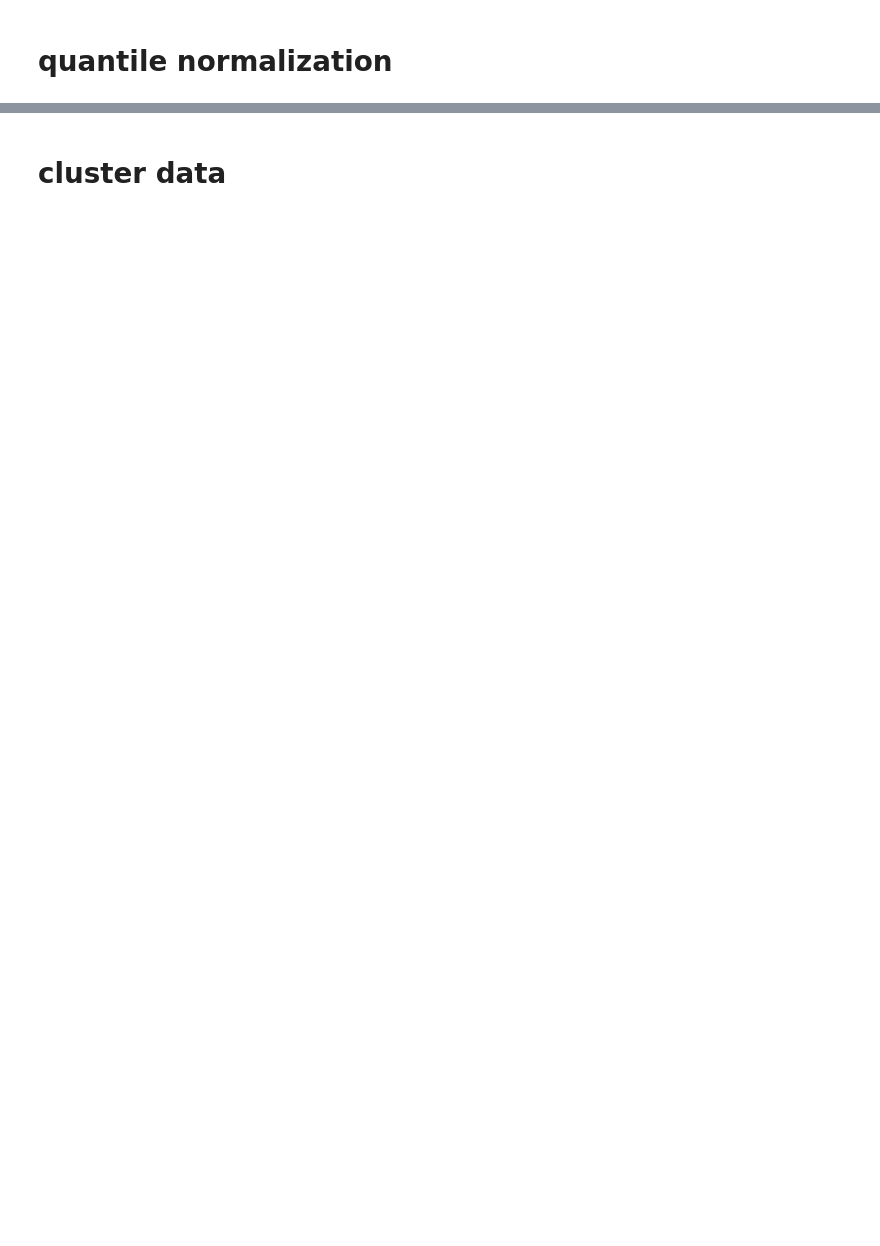
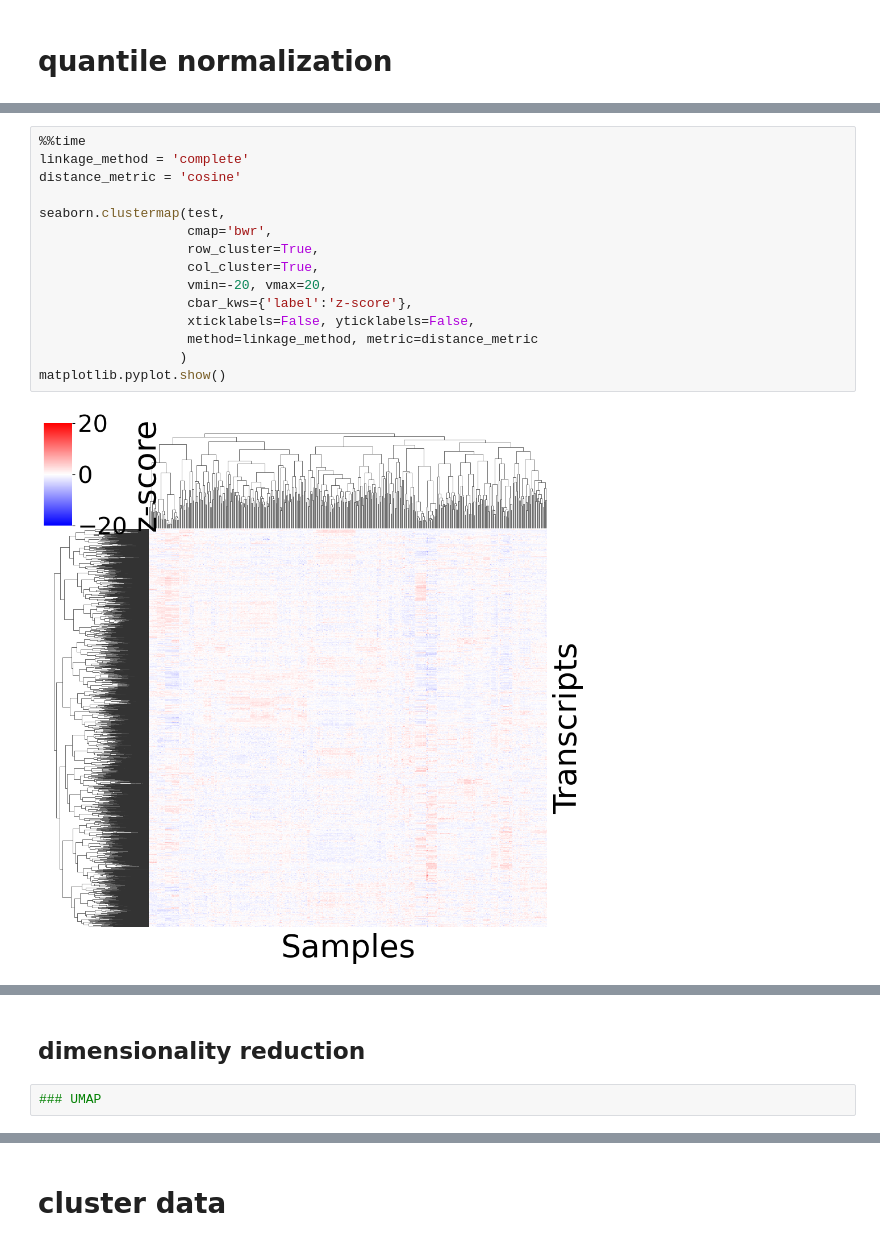
Before and after one commit to adelomana/education, a Jupyter notebook: kevin/cluster finder step 2.ipynb, the cells around one changed output, grey strips where cells are left out. Drawn from its saved outputs; the diff is of its cells as text; blank space fills up the shorter version.

```diff
--- a/kevin/cluster finder step 2.ipynb
+++ b/kevin/cluster finder step 2.ipynb
@@ -94,0 +221,17 @@ matplotlib.pyplot.show()
+# %%
+%%time
+linkage_method = 'complete'
+distance_metric = 'cosine'
+
+seaborn.clustermap(test,
+                   cmap='bwr',
+                   row_cluster=True,
+                   col_cluster=True,
+                   vmin=-20, vmax=20,
+                   cbar_kws={'label':'z-score'},
+                   xticklabels=False, yticklabels=False,
+                   method=linkage_method, metric=distance_metric
+                  )
+matplotlib.pyplot.show()
+# %% [output]
+[figure, added]
@@ -94,0 +240,4 @@ matplotlib.pyplot.show()
+# %% [markdown]
+## dimensionality reduction
+# %%
+### UMAP
```
Also changed, not shown: parts of 20 cells of this notebook, 1 other file.
